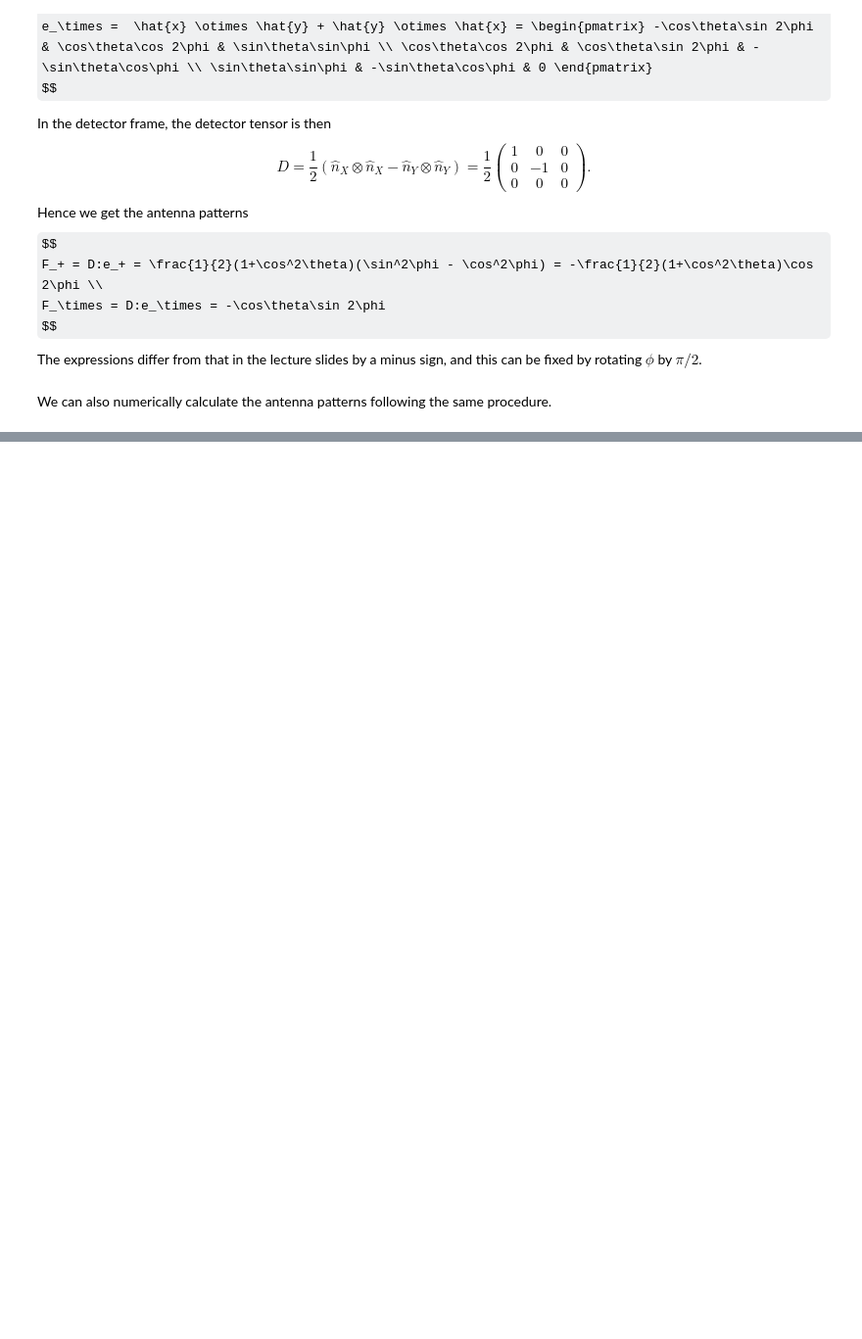
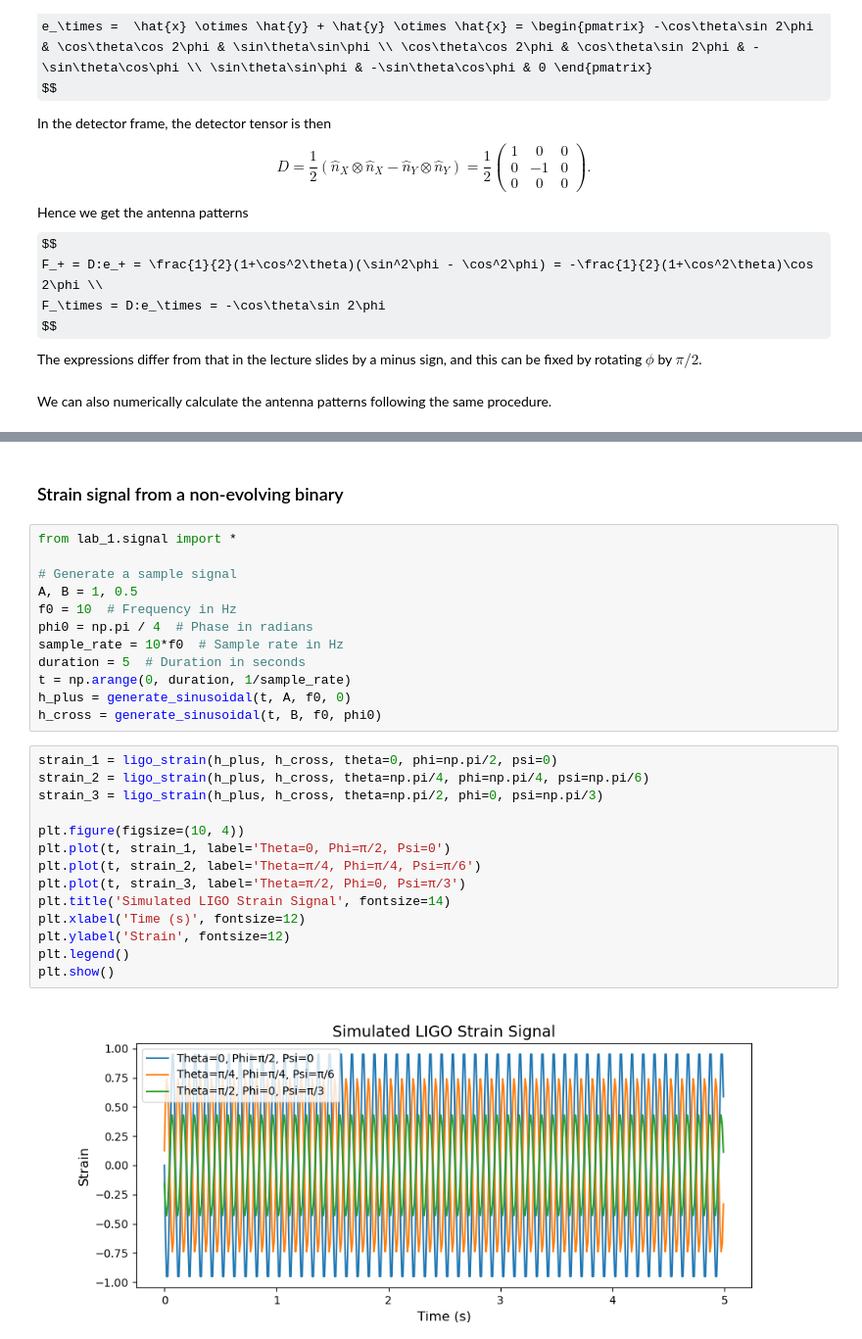
Before and after one commit to ShitongGuo/LZU_lab, a Jupyter notebook: lab_2.ipynb, the cells around one changed output, grey strips where cells are left out. Shown at 98% size. Cells and saved outputs as stored; diff of their text form; some formulas as TeX source; blank space fills up the shorter version.

Commit message:
lab_2. Updated LIGO strain signal code.

```diff
--- a/lab_2.ipynb
+++ b/lab_2.ipynb
@@ -109,0 +145,30 @@ plt.show()
+# %% [markdown]
+### Strain signal from a non-evolving binary
+# %%
+from lab_1.signal import *
+
+# Generate a sample signal
+A, B = 1, 0.5
+f0 = 10  # Frequency in Hz
+phi0 = np.pi / 4  # Phase in radians
+sample_rate = 10*f0  # Sample rate in Hz
+duration = 5  # Duration in seconds
+t = np.arange(0, duration, 1/sample_rate)
+h_plus = generate_sinusoidal(t, A, f0, 0)
+h_cross = generate_sinusoidal(t, B, f0, phi0)
+# %%
+strain_1 = ligo_strain(h_plus, h_cross, theta=0, phi=np.pi/2, psi=0)
+strain_2 = ligo_strain(h_plus, h_cross, theta=np.pi/4, phi=np.pi/4, psi=np.pi/6)
+strain_3 = ligo_strain(h_plus, h_cross, theta=np.pi/2, phi=0, psi=np.pi/3)
+
+plt.figure(figsize=(10, 4))
+plt.plot(t, strain_1, label='Theta=0, Phi=π/2, Psi=0')
+plt.plot(t, strain_2, label='Theta=π/4, Phi=π/4, Psi=π/6')
+plt.plot(t, strain_3, label='Theta=π/2, Phi=0, Psi=π/3')
+plt.title('Simulated LIGO Strain Signal', fontsize=14)
+plt.xlabel('Time (s)', fontsize=12)
+plt.ylabel('Strain', fontsize=12)
+plt.legend()
+plt.show()
+# %% [output]
+[figure, added]
```
Also changed, not shown: parts of 3 cells of this notebook, 1 other file.
